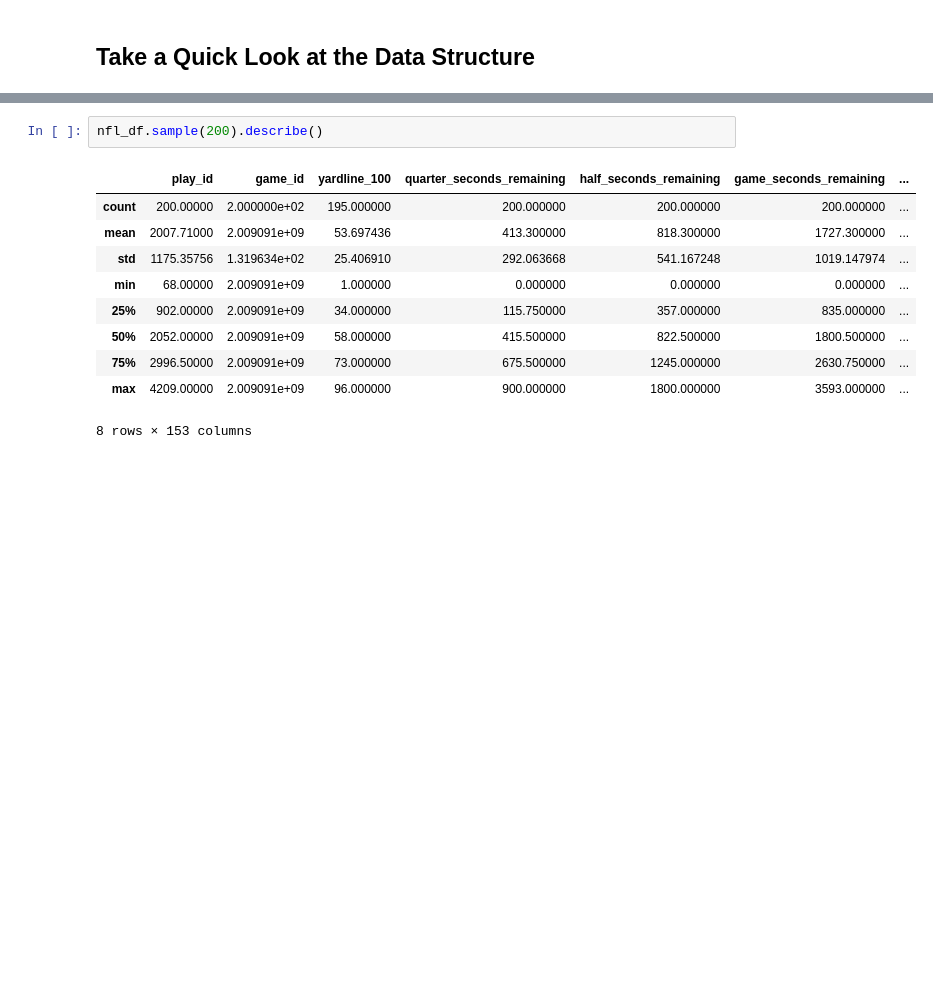
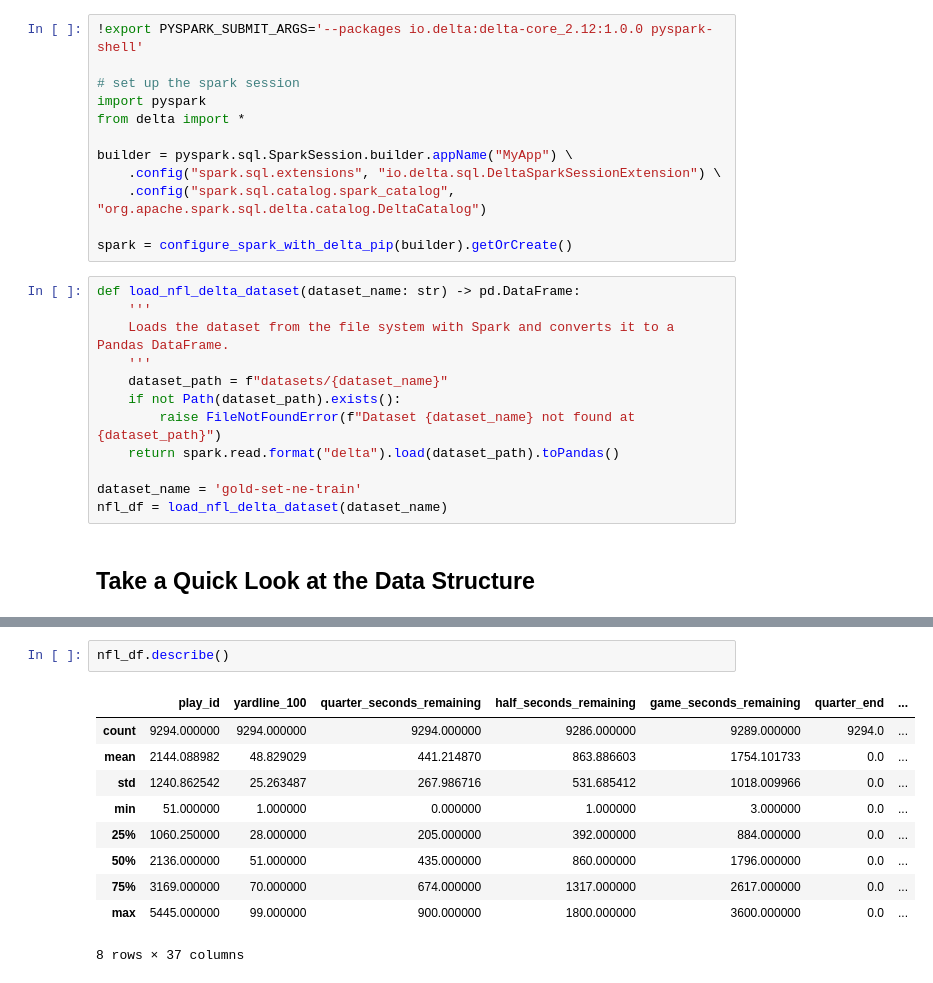
Before and after one commit to King-AK/nfl-play-by-play-dbx-git, a Jupyter notebook: exploration/explore_data.ipynb, the cells around one changed output, grey strips where cells are left out. Drawn from its saved outputs; the diff is of its cells as text; blank space fills up the shorter version.

```diff
--- a/exploration/explore_data.ipynb
+++ b/exploration/explore_data.ipynb
@@ -49,3 +22,27 @@ nfl_df = load_kaggle_nfl_dataset(dataset_owner_name, dataset_name, filename)[:10
+# %%
+!export PYSPARK_SUBMIT_ARGS='--packages io.delta:delta-core_2.12:1.0.0 pyspark-shell'
+
+# set up the spark session
+import pyspark
+from delta import *
+
+builder = pyspark.sql.SparkSession.builder.appName("MyApp") \
+    .config("spark.sql.extensions", "io.delta.sql.DeltaSparkSessionExtension") \
+    .config("spark.sql.catalog.spark_catalog", "org.apache.spark.sql.delta.catalog.DeltaCatalog")
+
+spark = configure_spark_with_delta_pip(builder).getOrCreate()
+# %%
+def load_nfl_delta_dataset(dataset_name: str) -> pd.DataFrame:
+    '''
+    Loads the dataset from the file system with Spark and converts it to a Pandas DataFrame.
+    '''
+    dataset_path = f"datasets/{dataset_name}"
+    if not Path(dataset_path).exists():
+        raise FileNotFoundError(f"Dataset {dataset_name} not found at {dataset_path}")
+    return spark.read.format("delta").load(dataset_path).toPandas()
+
+dataset_name = 'gold-set-ne-train'
+nfl_df = load_nfl_delta_dataset(dataset_name)
 # %% [markdown]
 ## Take a Quick Look at the Data Structure
 # %%
@@ -79,13 +88,13 @@ memory usage: 1.9+ MB
 # %%
-nfl_df.sample(200).describe()
+nfl_df.describe()
 # %% [output]
-|  | play_id | game_id | yardline_100 | quarter_seconds_remaining | half_seconds_remaining | game_seconds_remaining | ... |
-| count | 200.00000 | 2.000000e+02 | 195.000000 | 200.000000 | 200.000000 | 200.000000 | ... |
-| mean | 2007.71000 | 2.009091e+09 | 53.697436 | 413.300000 | 818.300000 | 1727.300000 | ... |
-| std | 1175.35756 | 1.319634e+02 | 25.406910 | 292.063668 | 541.167248 | 1019.147974 | ... |
-| min | 68.00000 | 2.009091e+09 | 1.000000 | 0.000000 | 0.000000 | 0.000000 | ... |
-| 25% | 902.00000 | 2.009091e+09 | 34.000000 | 115.750000 | 357.000000 | 835.000000 | ... |
-| 50% | 2052.00000 | 2.009091e+09 | 58.000000 | 415.500000 | 822.500000 | 1800.500000 | ... |
-| 75% | 2996.50000 | 2.009091e+09 | 73.000000 | 675.500000 | 1245.000000 | 2630.750000 | ... |
-| max | 4209.00000 | 2.009091e+09 | 96.000000 | 900.000000 | 1800.000000 | 3593.000000 | ... |
+|  | play_id | yardline_100 | quarter_seconds_remaining | half_seconds_remaining | game_seconds_remaining | quarter_end | ... |
+| count | 9294.000000 | 9294.000000 | 9294.000000 | 9286.000000 | 9289.000000 | 9294.0 | ... |
+| mean | 2144.088982 | 48.829029 | 441.214870 | 863.886603 | 1754.101733 | 0.0 | ... |
+| std | 1240.862542 | 25.263487 | 267.986716 | 531.685412 | 1018.009966 | 0.0 | ... |
+| min | 51.000000 | 1.000000 | 0.000000 | 1.000000 | 3.000000 | 0.0 | ... |
+| 25% | 1060.250000 | 28.000000 | 205.000000 | 392.000000 | 884.000000 | 0.0 | ... |
+| 50% | 2136.000000 | 51.000000 | 435.000000 | 860.000000 | 1796.000000 | 0.0 | ... |
+| 75% | 3169.000000 | 70.000000 | 674.000000 | 1317.000000 | 2617.000000 | 0.0 | ... |
+| max | 5445.000000 | 99.000000 | 900.000000 | 1800.000000 | 3600.000000 | 0.0 | ... |
-8 rows × 153 columns
+8 rows × 37 columns
```
Also changed, not shown: parts of 7 cells of this notebook.
